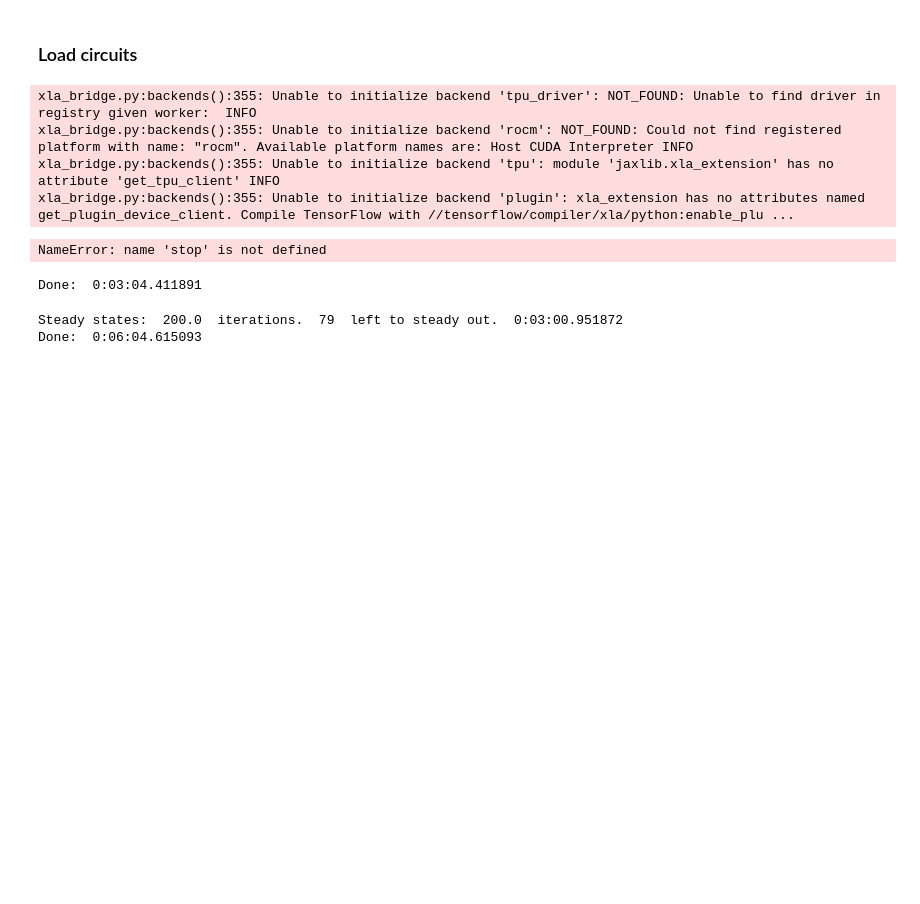
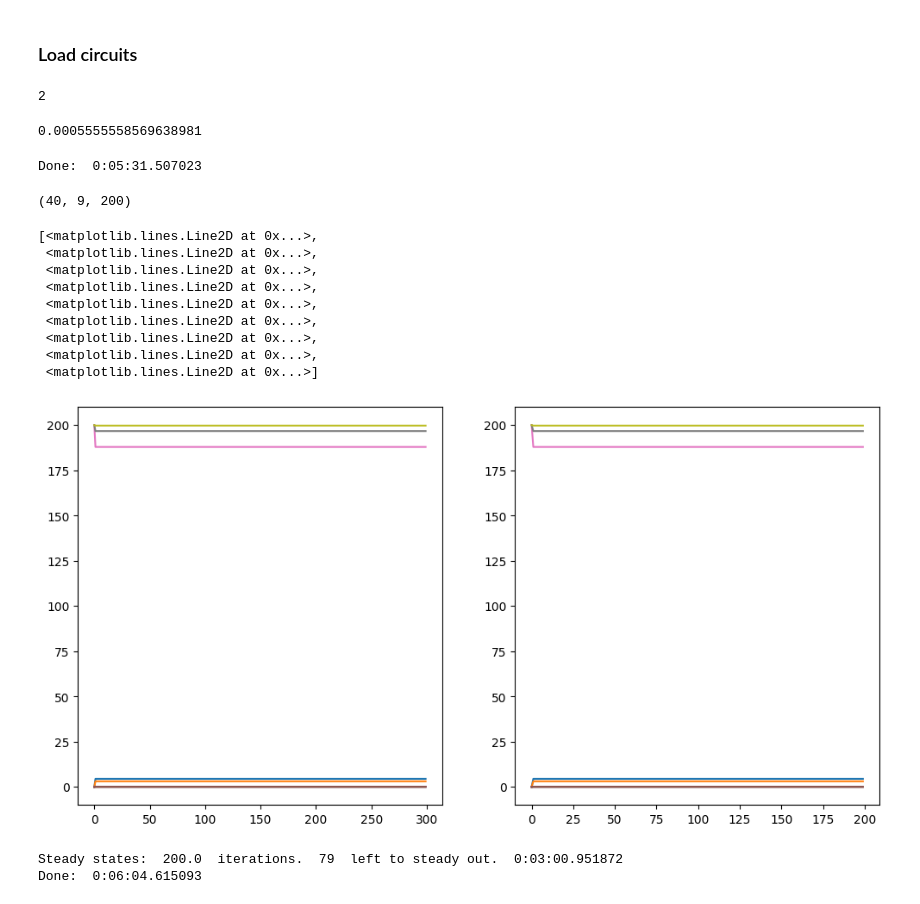
Before and after one commit to olive004/synbio_morpher, a Jupyter notebook: notebooks/15_circuit_case_study.ipynb, the cells around one changed output. Drawn from its saved outputs; the diff is of its cells as text; code cells hidden in the pictures; blank space fills up the shorter version.

```diff
--- a/notebooks/15_circuit_case_study.ipynb
+++ b/notebooks/15_circuit_case_study.ipynb
@@ -237,7 +237,7 @@ reverse_rates = np.asarray(
 
 t0 = 0
 t1 = 500
-dt = 0.1
+dt = 0.001
 tmax = 5000
 threshold_steady_states = 5
 save_steps = int(np.min([200, t1-t0]))
@@ -253,19 +253,18 @@ sim_func = jax.jit(jax.vmap(partial(bioreaction_sim_dfx_expanded,
                             saveat=dfx.SaveAt(
                                 ts=np.linspace(t0, t1, save_steps))
                             )))
-# %% [output]
-xla_bridge.py:backends():355: Unable to initialize backend 'tpu_driver': NOT_FOUND: Unable to find driver in registry given worker:  INFO
-xla_bridge.py:backends():355: Unable to initialize backend 'rocm': NOT_FOUND: Could not find registered platform with name: "rocm". Available platform names are: Host CUDA Interpreter INFO
-xla_bridge.py:backends():355: Unable to initialize backend 'tpu': module 'jaxlib.xla_extension' has no attribute 'get_tpu_client' INFO
-xla_bridge.py:backends():355: Unable to initialize backend 'plugin': xla_extension has no attributes named get_plugin_device_client. Compile TensorFlow with //tensorflow/compiler/xla/python:enable_plu ...
 # %%
-stop
+
 config = load_json_as_dict(os.path.join(fn.split('summarise')[0], 'mutation_effect_on_interactions_signal', 'experiment.json'))
 config = config['config_filepath']
 signal_target = config['signal']['function_kwargs']['target']
 signal_target
 # %% [output]
-NameError: name 'stop' is not defined
+2
+# %%
+circuit_modeller.dt
+# %% [output]
+0.0005555558569638981
 # %%
 
 
@@ -296,4 +295,4 @@ b_steady_states = (b_copynumbers[:, :, -1] * ((signal.onehot == 0) * 1)) + \
 #                                 'steady_states').analytics['initial_steady_states'].flatten() *
 #                              signal.func.keywords['target']) * signal.onehot
 # %% [output]
-Done:  0:03:04.411891
+Done:  0:05:31.507023
@@ -302,3 +299,24 @@ Done:  0:03:04.411891
+# %%
+b_copynumbers.shape
+# %% [output]
+(40, 9, 200)
+# %%
+fig = plt.figure(figsize=(12, 6))
+ax = plt.subplot(1,2,1)
+plt.plot(r[chid].result_collector.get_result('steady_states').data.T)
+ax = plt.subplot(1,2,2)
+plt.plot(b_copynumbers[chid].T)
+# %% [output]
+[<matplotlib.lines.Line2D at 0x...>,
+ <matplotlib.lines.Line2D at 0x...>,
+ <matplotlib.lines.Line2D at 0x...>,
+ <matplotlib.lines.Line2D at 0x...>,
+ <matplotlib.lines.Line2D at 0x...>,
+ <matplotlib.lines.Line2D at 0x...>,
+ <matplotlib.lines.Line2D at 0x...>,
+ <matplotlib.lines.Line2D at 0x...>,
+ <matplotlib.lines.Line2D at 0x...>]
+[figure, added]
 # %%
 
 b_new_copynumbers, tyy = simulate_steady_states(
```
Also changed, not shown: parts of 3 cells of this notebook, 3 other files.
